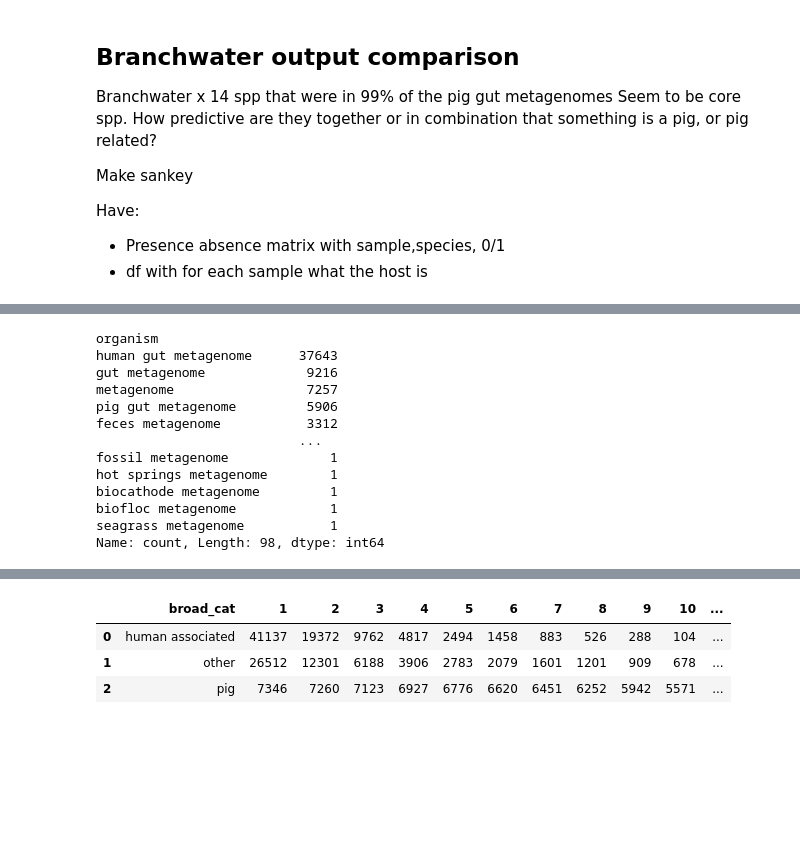
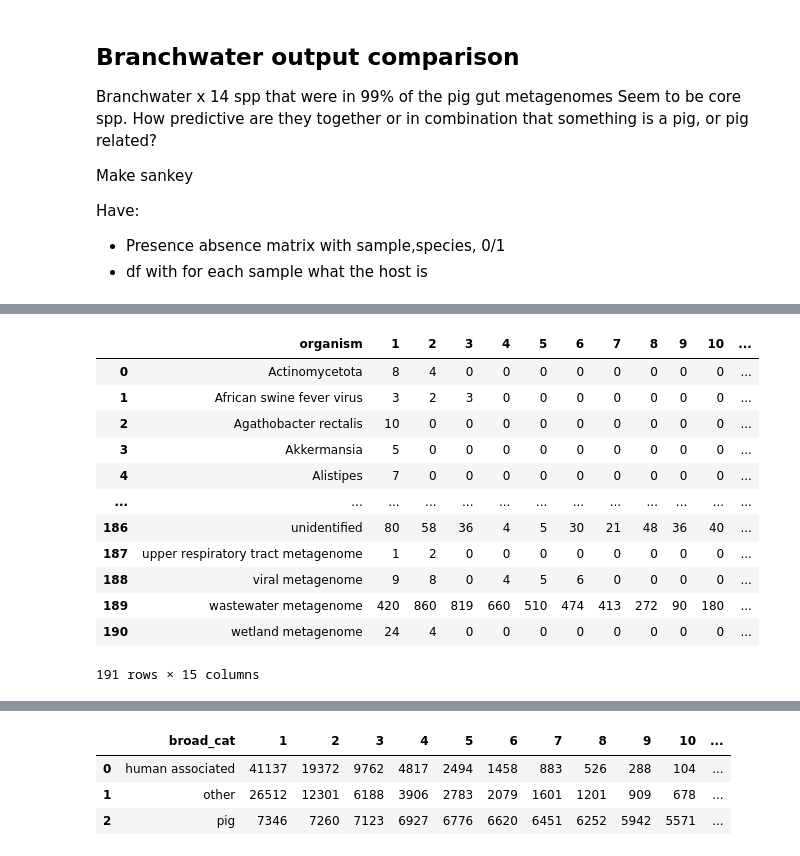
Before and after one commit to AnneliektH/2025-pig-binning-plots, a Jupyter notebook: notebooks/251001_branchwater.ipynb, the cells around one changed output, grey strips where cells are left out. Cells and saved outputs as stored; diff of their text form; code cells hidden in the pictures; blank space fills up the shorter version.

```diff
--- a/notebooks/251001_branchwater.ipynb
+++ b/notebooks/251001_branchwater.ipynb
@@ -15,30 +50,16 @@ import plotly.express as px # Import plotly express
 # %%
-df = pd.read_csv('../data/251001_presence_absence.branchw.csv')
-df2 = pd.read_csv('../data/251001_merged.branchwater.csv')
+# df = pd.read_csv('../data/251001_presence_absence.branchw.csv')
+# df2 = pd.read_csv('../data/251001_merged.branchwater.csv')
 
-# FILTER
-df['metag_count'] = df.iloc[:, 1:].sum(axis=1)
-df = df[df['metag_count'] != 0]
-df = df.merge(df2, on='acc', how='left')
-df = df[df['assay_type'] == 'WGS']
-df = df[['metag_count', 'acc', 'organism']]
-df = df[df['organism'].str.contains('metagenome', case=False, na=False)]
+# # FILTER
+# df['metag_count'] = df.iloc[:, 1:].sum(axis=1)
+# df = df[df['metag_count'] != 0]
+# df = df.merge(df2, on='acc', how='left')
+# df = df[df['assay_type'] == 'WGS']
+# df = df[['metag_count', 'acc', 'organism']]
+# df = df[df['organism'].str.contains('metagenome', case=False, na=False)]
 
-df['organism'].value_counts()
+# df['organism'].value_counts()
-# %% [output]
-organism
-human gut metagenome      37643
-gut metagenome             9216
-metagenome                 7257
-pig gut metagenome         5906
-feces metagenome           3312
-                          ...
-fossil metagenome             1
-hot springs metagenome        1
-biocathode metagenome         1
-biofloc metagenome            1
-seagrass metagenome           1
-Name: count, Length: 98, dtype: int64
 # %%
 # OPEN MANUAL CURATION
 dfm =  pd.read_csv('../data/251002_samples_over11.csv')
@@ -57 +84,17 @@ merged = merged.drop(columns="organism_new")
+# %%
+df_pivot
+# %% [output]
+|  | organism | 1 | 2 | 3 | 4 | 5 | 6 | 7 | 8 | 9 | 10 | ... |
+| 0 | Actinomycetota | 8 | 4 | 0 | 0 | 0 | 0 | 0 | 0 | 0 | 0 | ... |
+| 1 | African swine fever virus | 3 | 2 | 3 | 0 | 0 | 0 | 0 | 0 | 0 | 0 | ... |
+| 2 | Agathobacter rectalis | 10 | 0 | 0 | 0 | 0 | 0 | 0 | 0 | 0 | 0 | ... |
+| 3 | Akkermansia | 5 | 0 | 0 | 0 | 0 | 0 | 0 | 0 | 0 | 0 | ... |
+| 4 | Alistipes | 7 | 0 | 0 | 0 | 0 | 0 | 0 | 0 | 0 | 0 | ... |
+| ... | ... | ... | ... | ... | ... | ... | ... | ... | ... | ... | ... | ... |
+| 186 | unidentified | 80 | 58 | 36 | 4 | 5 | 30 | 21 | 48 | 36 | 40 | ... |
+| 187 | upper respiratory tract metagenome | 1 | 2 | 0 | 0 | 0 | 0 | 0 | 0 | 0 | 0 | ... |
+| 188 | viral metagenome | 9 | 8 | 0 | 4 | 5 | 6 | 0 | 0 | 0 | 0 | ... |
+| 189 | wastewater metagenome | 420 | 860 | 819 | 660 | 510 | 474 | 413 | 272 | 90 | 180 | ... |
+| 190 | wetland metagenome | 24 | 4 | 0 | 0 | 0 | 0 | 0 | 0 | 0 | 0 | ... |
+191 rows × 15 columns
 # %%
```
Also changed, not shown: parts of 8 cells of this notebook, 1 other file.
